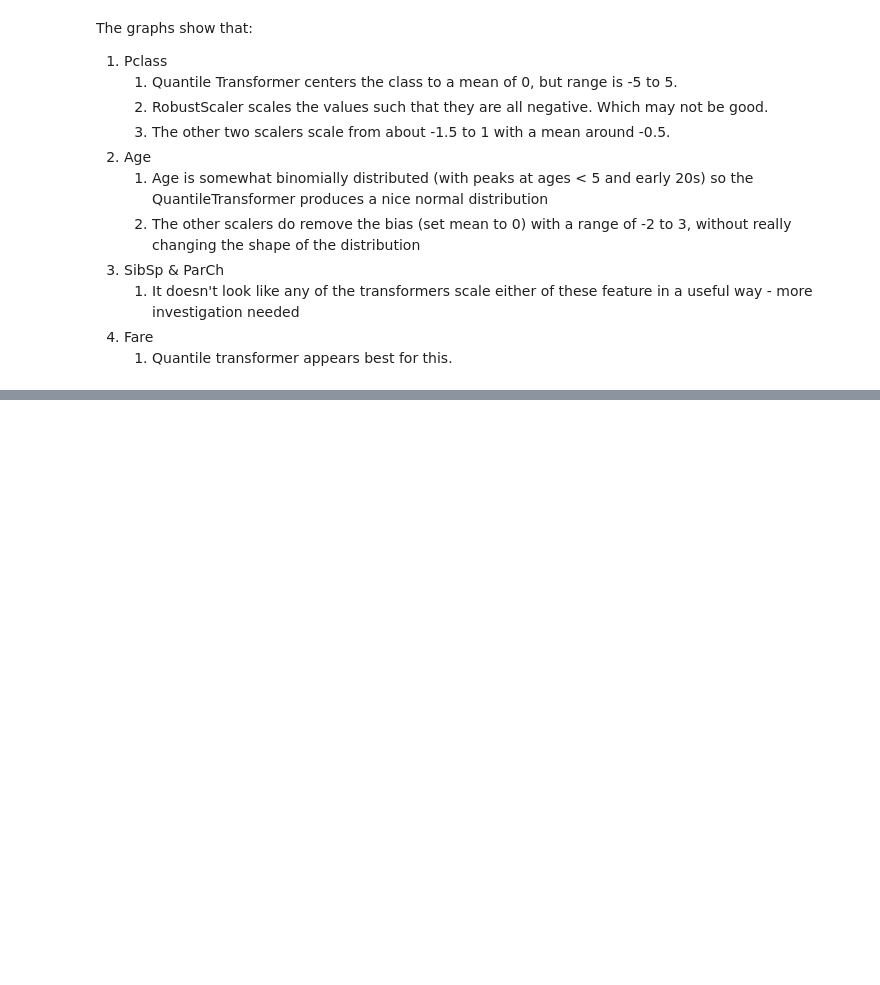
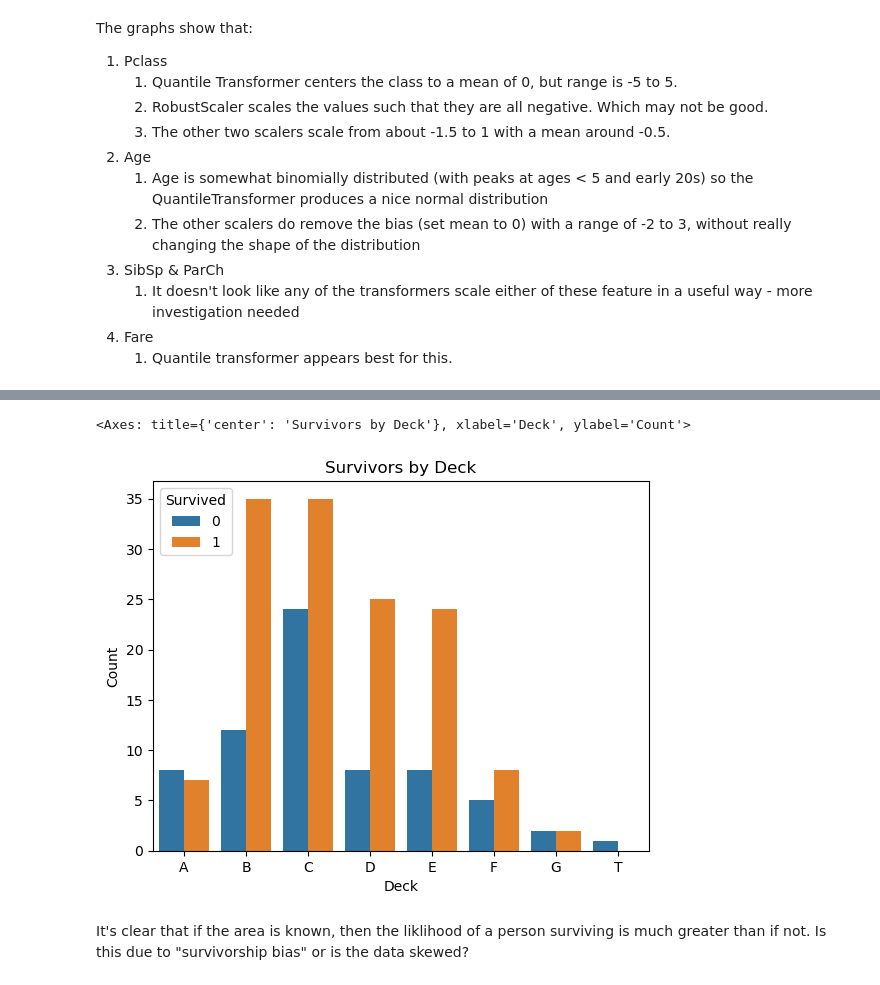
Before and after one commit to ADPriceless/TDA_Assignment_Titanic, a Jupyter notebook: exploration.ipynb, the cells around one changed output, grey strips where cells are left out. Drawn from its saved outputs; the diff is of its cells as text; code cells hidden in the pictures; blank space fills up the shorter version.

```diff
--- a/exploration.ipynb
+++ b/exploration.ipynb
@@ -264,0 +368,11 @@ The graphs show that:
+# %%
+# Plot again but remove the Unknown category
+graph.plot_bar_by_category(
+    df_titanic.drop(df_titanic[df_titanic['Deck'] == 'Unknown'].index),
+    'Deck', 'Survived', 'Survivors by Deck'
+)
+# %% [output]
+<Axes: title={'center': 'Survivors by Deck'}, xlabel='Deck', ylabel='Count'>
+[figure, added]
+# %% [markdown]
+It's clear that if the area is known, then the liklihood of a person surviving is much greater than if not. Is this due to "survivorship bias" or is the data skewed?
```
Also changed, not shown: parts of 25 cells of this notebook, 1 other file.
